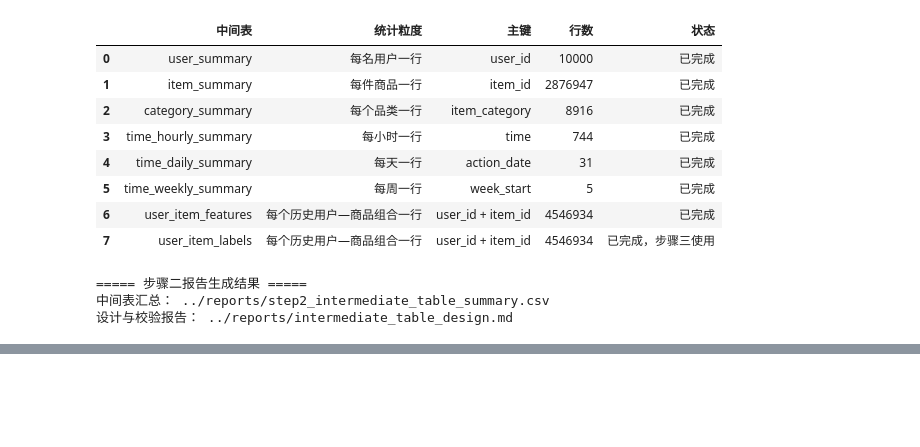
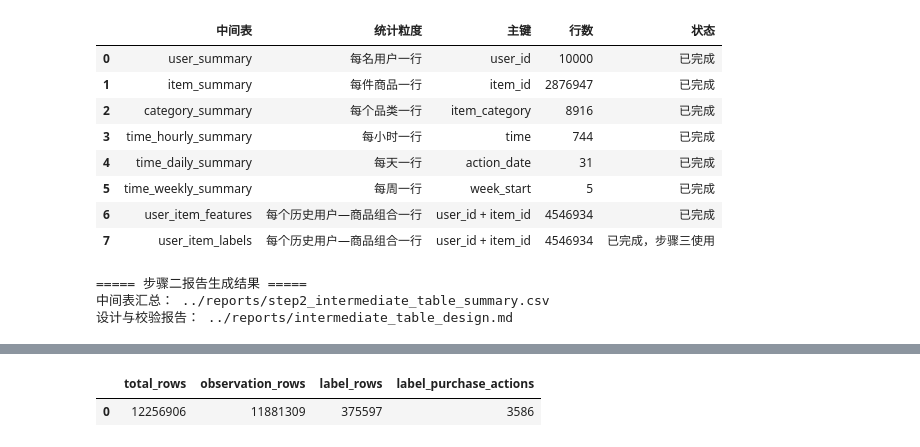
Before and after one commit to nyx0109-collab/user-behavior-analysis, a Jupyter notebook: notebooks/01_data_loading.ipynb, the cells around one changed output, grey strips where cells are left out. Drawn from its saved outputs; the diff is of its cells as text; code cells hidden in the pictures; blank space fills up the shorter version.

```diff
--- a/notebooks/01_data_loading.ipynb
+++ b/notebooks/01_data_loading.ipynb
@@ -3171,3 +3171,92 @@ print("设计与校验报告：", report_path)
 ===== 步骤二报告生成结果 =====
 中间表汇总： ../reports/step2_intermediate_table_summary.csv
 设计与校验报告： ../reports/intermediate_table_design.md
+# %%
+from pathlib import Path
+import duckdb
+import pandas as pd
+
+# ============================================================
+# 步骤三参数：固定观察期与标签期
+# ============================================================
+
+PROJECT_ROOT = Path("/Users/nyx/Desktop/user-behavior-analysis")
+PROCESSED_DIR = PROJECT_ROOT / "data" / "processed"
+
+SOURCE_PATH = (
+    PROCESSED_DIR / "user_behavior_standardized_v1.parquet"
+)
+
+# 观察期：只能用这个时间点之前的数据计算特征
+OBSERVATION_START = pd.Timestamp("2025-11-18 00:00:00")
+CUTOFF_TIME = pd.Timestamp("2025-12-18 00:00:00")
+
+# 标签期：判断用户在12月18日是否购买
+LABEL_START = CUTOFF_TIME
+LABEL_END = pd.Timestamp("2025-12-19 00:00:00")
+
+assert SOURCE_PATH.exists(), f"找不到文件：{SOURCE_PATH}"
+
+source_sql_path = SOURCE_PATH.as_posix()
+cutoff_text = CUTOFF_TIME.strftime("%Y-%m-%d %H:%M:%S")
+label_end_text = LABEL_END.strftime("%Y-%m-%d %H:%M:%S")
+
+con = duckdb.connect()
+
+# 检查观察期和标签期的记录数量
+window_check = con.execute(f"""
+SELECT
+    COUNT(*) AS total_rows,
+
+    COUNT(*) FILTER (
+        WHERE time < TIMESTAMP '{cutoff_text}'
+    ) AS observation_rows,
+
+    COUNT(*) FILTER (
+        WHERE time >= TIMESTAMP '{cutoff_text}'
+          AND time < TIMESTAMP '{label_end_text}'
+    ) AS label_rows,
+
+    COUNT(*) FILTER (
+        WHERE time >= TIMESTAMP '{cutoff_text}'
+          AND time < TIMESTAMP '{label_end_text}'
+          AND behavior_type = 4
+    ) AS label_purchase_actions
+
+FROM read_parquet('{source_sql_path}')
+""").df()
+
+# 检查标签期实际购买的用户—商品组合数
+purchase_pair_check = con.execute(f"""
+SELECT
+    COUNT(*) AS label_purchase_pairs
+FROM (
+    SELECT DISTINCT
+        user_id,
+        item_id
+    FROM read_parquet('{source_sql_path}')
+    WHERE time >= TIMESTAMP '{cutoff_text}'
+      AND time < TIMESTAMP '{label_end_text}'
+      AND behavior_type = 4
+)
+""").df()
+
+print("===== 步骤三：时间窗口定义 =====")
+print("观察期开始：", OBSERVATION_START)
+print("特征截止时间：", CUTOFF_TIME)
+print("标签期开始：", LABEL_START)
+print("标签期结束：", LABEL_END)
+
+print("\n===== 时间窗口记录校验 =====")
+display(window_check)
+
+print("\n===== 标签期购买组合校验 =====")
+display(purchase_pair_check)
+
+# 与步骤二结果对账
+assert int(window_check.loc[0, "total_rows"]) == 12_256_906
+assert int(window_check.loc[0, "observation_rows"]) == 11_881_309
+assert int(purchase_pair_check.loc[0, "label_purchase_pairs"]) == 3_151
+
+print("\n时间窗口校验通过，未发现时间范围错误。")
+# %% [output]
@@ -3173,0 +3270,2 @@ print("设计与校验报告：", report_path)
+|  | total_rows | observation_rows | label_rows | label_purchase_actions |
+| 0 | 12256906 | 11881309 | 375597 | 3586 |
```
Also changed, not shown: parts of 14 cells of this notebook, 4 other files.
